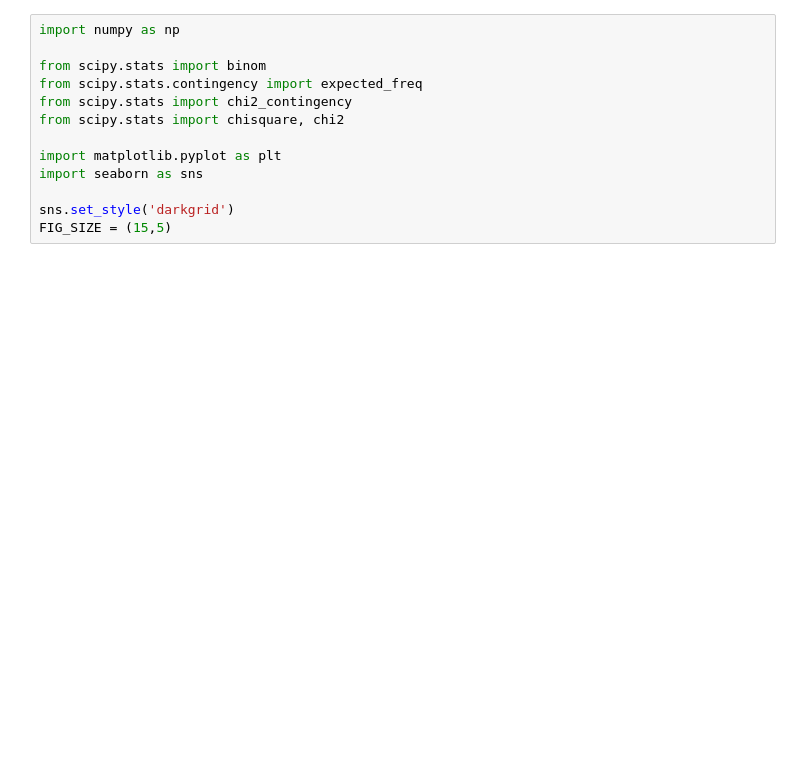
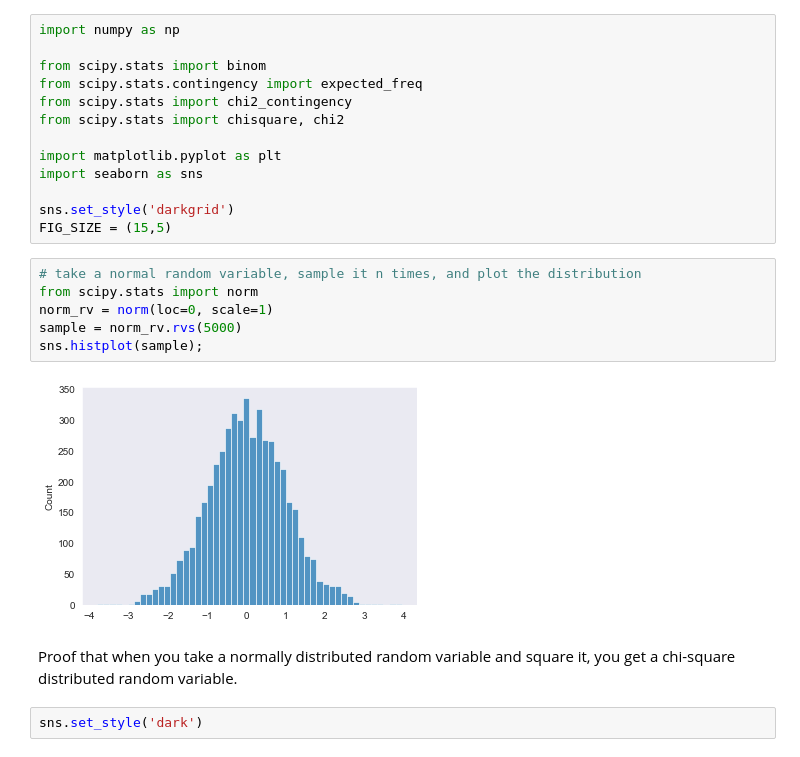
Before and after one commit to NathanZorndorf/nathanzorndorf.github.io, a Jupyter notebook: assets/notebooks/fundamentals-of-biostatistics-rosner/chapter-10/chi-square-test-statistic-distribution-example.ipynb, the cells around one changed output. Saved outputs shown, nothing was run; the diff lists cells and outputs as text; blank space fills up the shorter version.

Commit message:
updated regression notes and chi squared contingency table example.

```diff
--- a/assets/notebooks/fundamentals-of-biostatistics-rosner/chapter-10/chi-square-test-statistic-distribution-example.ipynb
+++ b/assets/notebooks/fundamentals-of-biostatistics-rosner/chapter-10/chi-square-test-statistic-distribution-example.ipynb
@@ -11,3 +11,15 @@ import seaborn as sns
 
 sns.set_style('darkgrid')
 FIG_SIZE = (15,5)
+# %%
+# take a normal random variable, sample it n times, and plot the distribution
+from scipy.stats import norm
+norm_rv = norm(loc=0, scale=1)
+sample = norm_rv.rvs(5000)
+sns.histplot(sample);
+# %% [output]
+[figure, added]
+# %% [markdown]
+Proof that when you take a normally distributed random variable and square it, you get a chi-square distributed random variable.
+# %%
+sns.set_style('dark')
```
Also changed, not shown: parts of 31 cells of this notebook.
